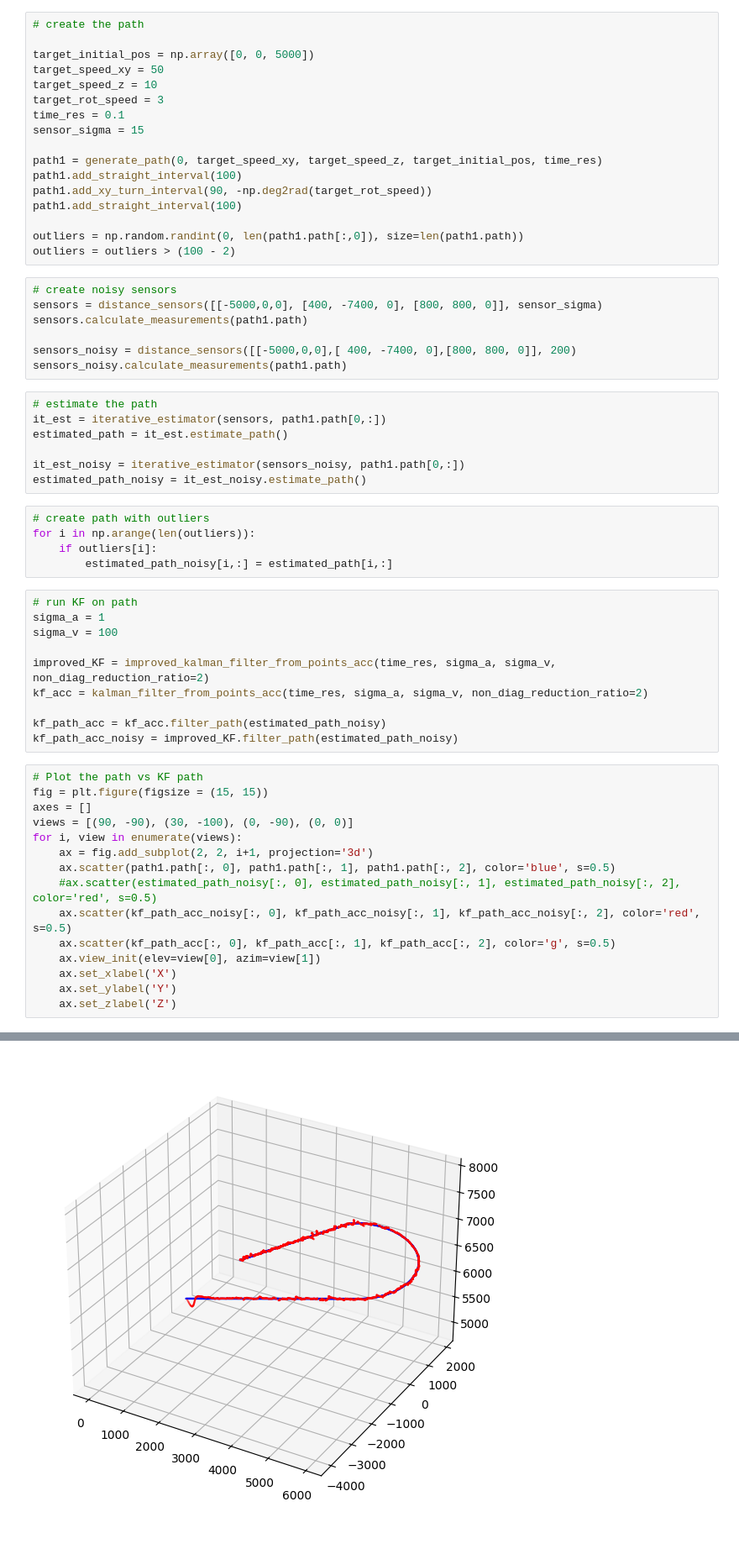
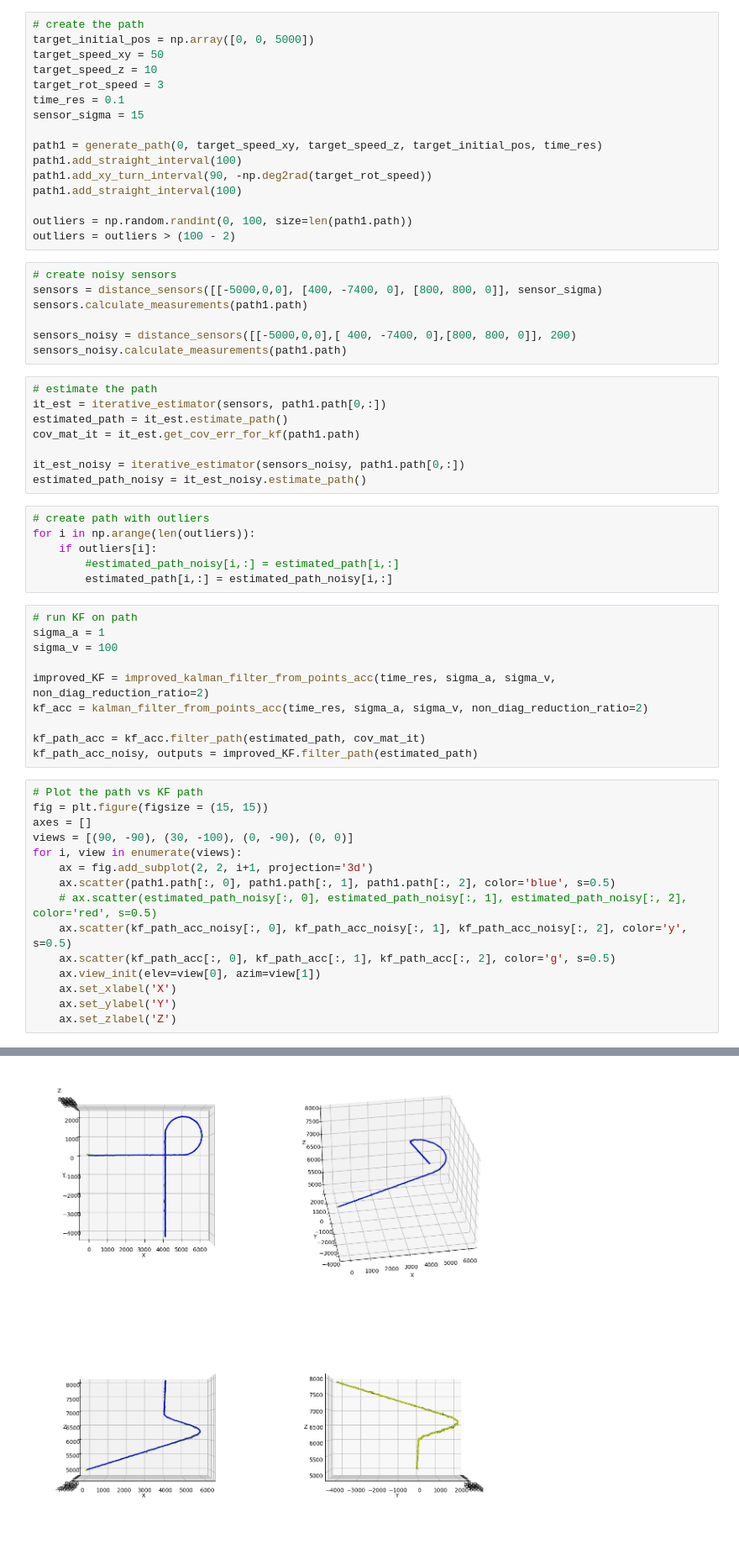
Before and after one commit to EilamNir/noisy-triangulation, a Jupyter notebook: python/src/Improved_KF.ipynb, the cells around one changed output, grey strips where cells are left out. Shown at 84% size. Cells and saved outputs as stored; diff of their text form.

```diff
--- a/python/src/Improved_KF.ipynb
+++ b/python/src/Improved_KF.ipynb
@@ -21,6 +21,5 @@ np.random.seed(seed)
 # %%
 # create the path
-
 target_initial_pos = np.array([0, 0, 5000])
 target_speed_xy = 50
 target_speed_z = 10
@@ -33,7 +32,7 @@ path1.add_straight_interval(100)
 path1.add_xy_turn_interval(90, -np.deg2rad(target_rot_speed))
 path1.add_straight_interval(100)
 
-outliers = np.random.randint(0, len(path1.path[:,0]), size=len(path1.path))
+outliers = np.random.randint(0, 100, size=len(path1.path))
 outliers = outliers > (100 - 2)
 # %%
 # create noisy sensors
@@ -46,6 +45,7 @@ sensors_noisy.calculate_measurements(path1.path)
 # estimate the path
 it_est = iterative_estimator(sensors, path1.path[0,:])
 estimated_path = it_est.estimate_path()
+cov_mat_it = it_est.get_cov_err_for_kf(path1.path)
 
 it_est_noisy = iterative_estimator(sensors_noisy, path1.path[0,:])
 estimated_path_noisy = it_est_noisy.estimate_path()
@@ -53,7 +53,8 @@ estimated_path_noisy = it_est_noisy.estimate_path()
 # create path with outliers
 for i in np.arange(len(outliers)):
     if outliers[i]:
-        estimated_path_noisy[i,:] = estimated_path[i,:]
+        #estimated_path_noisy[i,:] = estimated_path[i,:]
+        estimated_path[i,:] = estimated_path_noisy[i,:]
 # %%
 # run KF on path
 sigma_a = 1
@@ -62,8 +63,8 @@ sigma_v = 100
 improved_KF = improved_kalman_filter_from_points_acc(time_res, sigma_a, sigma_v, non_diag_reduction_ratio=2)
 kf_acc = kalman_filter_from_points_acc(time_res, sigma_a, sigma_v, non_diag_reduction_ratio=2)
 
-kf_path_acc = kf_acc.filter_path(estimated_path_noisy)
-kf_path_acc_noisy = improved_KF.filter_path(estimated_path_noisy)
+kf_path_acc = kf_acc.filter_path(estimated_path, cov_mat_it)
+kf_path_acc_noisy, outputs = improved_KF.filter_path(estimated_path)
 # %%
 # Plot the path vs KF path
 fig = plt.figure(figsize = (15, 15))
@@ -72,8 +73,8 @@ views = [(90, -90), (30, -100), (0, -90), (0, 0)]
 for i, view in enumerate(views):
     ax = fig.add_subplot(2, 2, i+1, projection='3d')
     ax.scatter(path1.path[:, 0], path1.path[:, 1], path1.path[:, 2], color='blue', s=0.5)
-    #ax.scatter(estimated_path_noisy[:, 0], estimated_path_noisy[:, 1], estimated_path_noisy[:, 2], color='red', s=0.5)
-    ax.scatter(kf_path_acc_noisy[:, 0], kf_path_acc_noisy[:, 1], kf_path_acc_noisy[:, 2], color='red', s=0.5)
+    # ax.scatter(estimated_path_noisy[:, 0], estimated_path_noisy[:, 1], estimated_path_noisy[:, 2], color='red', s=0.5)
+    ax.scatter(kf_path_acc_noisy[:, 0], kf_path_acc_noisy[:, 1], kf_path_acc_noisy[:, 2], color='y', s=0.5)
     ax.scatter(kf_path_acc[:, 0], kf_path_acc[:, 1], kf_path_acc[:, 2], color='g', s=0.5)
     ax.view_init(elev=view[0], azim=view[1])
     ax.set_xlabel('X')
@@ -84,4 +84,4 @@ TypeError: tuple indices must be integers or slices, not tuple
-[figure, old version]
+[figure, new version]
 # %%
 # show error of KF vs no KF
 it_est_MSE = np.sqrt(np.sum(np.square(estimated_path-path1.path), 1))
```
Also changed, not shown: parts of 7 cells of this notebook, 3 other files.
